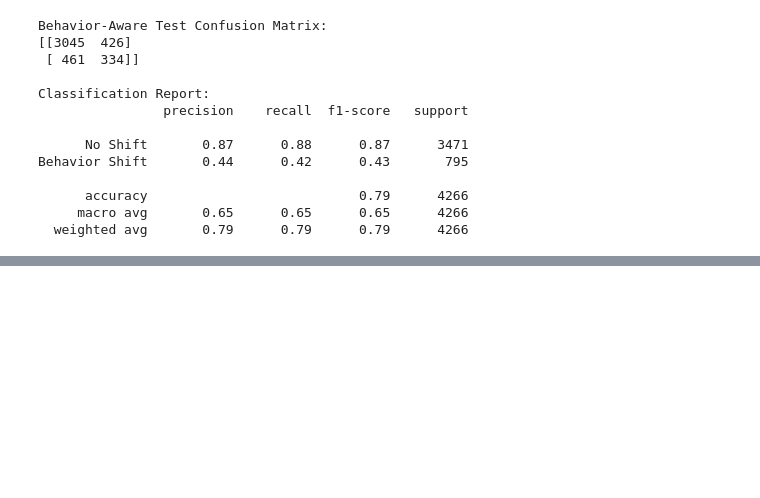
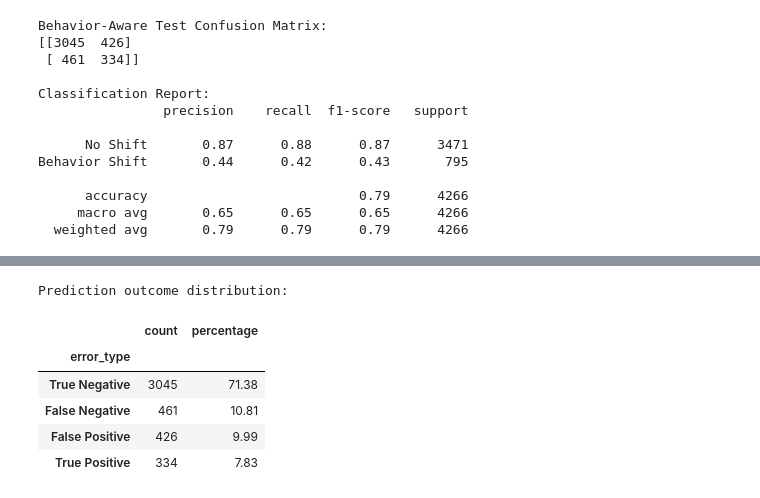
Before and after one commit to saraalwadia/customer-behavior-shift-detection, a Jupyter notebook: notebooks/04_modeling.ipynb, the cells around one changed output, grey strips where cells are left out. Drawn from its saved outputs; the diff is of its cells as text; code cells hidden in the pictures; blank space fills up the shorter version.

```diff
--- a/notebooks/04_modeling.ipynb
+++ b/notebooks/04_modeling.ipynb
@@ -1149,0 +1234,24 @@ Behavior Shift       0.44      0.42      0.43       795
+# %%
+# Calculate the percentage of each prediction outcome
+
+error_distribution = (
+    test_results["error_type"]
+    .value_counts()
+    .to_frame("count")
+)
+
+error_distribution["percentage"] = (
+    error_distribution["count"] /
+    len(test_results) * 100
+).round(2)
+
+print("Prediction outcome distribution:")
+display(error_distribution)
+# %% [output]
+Prediction outcome distribution:
+|  | count | percentage |
+| error_type |  |  |
+| True Negative | 3045 | 71.38 |
+| False Negative | 461 | 10.81 |
+| False Positive | 426 | 9.99 |
+| True Positive | 334 | 7.83 |
```
Also changed, not shown: parts of 3 cells of this notebook.
